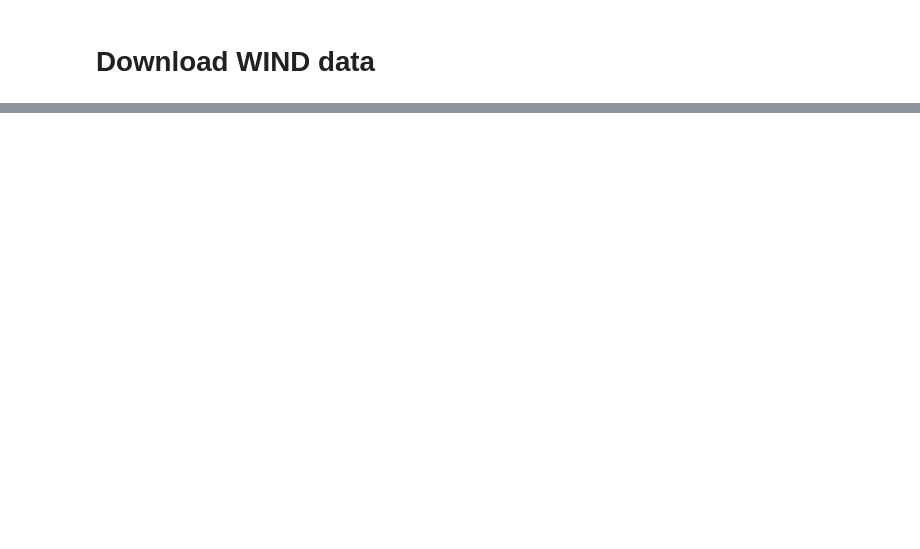
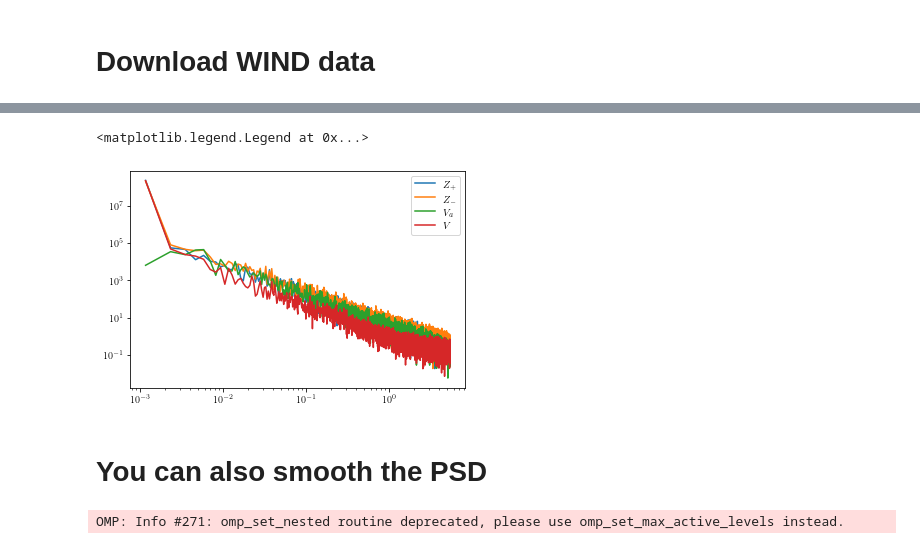
Before and after one commit to nsioulas/MHDTurbPy, a Jupyter notebook: Notebooks_Examples/download_data_WIND.ipynb, the cells around one changed output, grey strips where cells are left out. Saved outputs shown, nothing was run; the diff lists cells and outputs as text; code cells hidden in the pictures; blank space fills up the shorter version.

```diff
--- a/Notebooks_Examples/download_data_WIND.ipynb
+++ b/Notebooks_Examples/download_data_WIND.ipynb
@@ -203,0 +313,16 @@ Parallel(n_jobs=1)(delayed(data_analysis.download_files)(ok,
+# %%
+plt.loglog(fin['Par']['dict_psd']['f_zpm'], fin['Par']['dict_psd']['psd_zp'], label =r'$Z_{+}$')
+plt.loglog(fin['Par']['dict_psd']['f_zpm'], fin['Par']['dict_psd']['psd_zm'], label =r'$Z_{-}$')
+
+plt.loglog(fin['Par']['dict_psd']['f_zpm'], fin['Par']['dict_psd']['psd_b'], label =r'$V_a$')
+plt.loglog(fin['Par']['dict_psd']['f_zpm'], fin['Par']['dict_psd']['psd_v'], label =r'$V$')
+plt.legend()
+# %% [output]
+<matplotlib.legend.Legend at 0x...>
+[figure, added]
+# %% [markdown]
+# You can also smooth the PSD
+# %%
+sm = func.smoothing_function(fin['Par']['dict_psd']['f_zpm'], fin['Par']['dict_psd']['psd_v'])
+# %% [output]
+OMP: Info #271: omp_set_nested routine deprecated, please use omp_set_max_active_levels instead.
```
Also changed, not shown: parts of 30 cells of this notebook, 11 other files.
